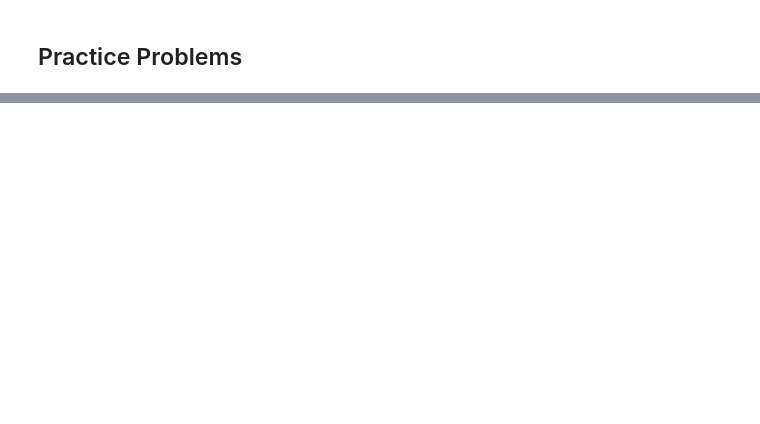
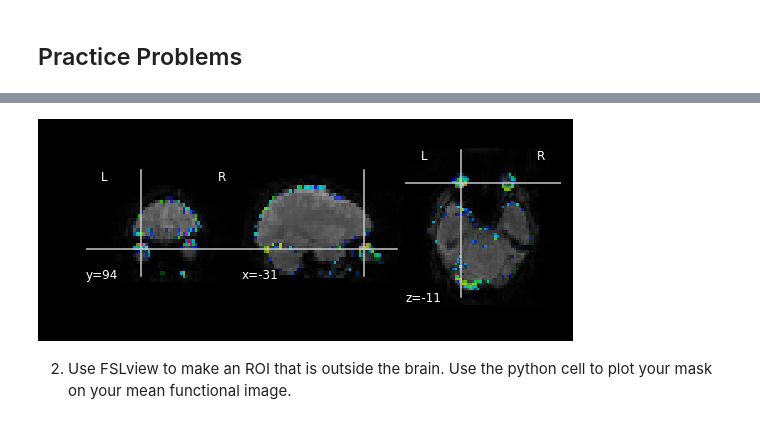
Before and after one commit to uiowa-mri-course-2018/Labs, a Jupyter notebook: 02-Lab/ImageProcessingBasics.ipynb, the cells around one changed output, grey strips where cells are left out. Saved outputs shown, nothing was run; the diff lists cells and outputs as text; code cells hidden in the pictures; blank space fills up the shorter version.

```diff
--- a/02-Lab/ImageProcessingBasics.ipynb
+++ b/02-Lab/ImageProcessingBasics.ipynb
@@ -241,0 +250,8 @@ fslmeants -i ../01-Lab/osfshare/sub-97_task-flanker_bold.nii.gz -m sub-97_task-f
+# %%
+# python code for plotting
+smask="sub-97_task-flanker_bold_std_top10.nii.gz"
+display=plotting.plot_roi(smask,fmean, display_mode="ortho")
+# %% [output]
+[figure, added]
+# %% [markdown]
+2) Use FSLview to make an ROI that is outside the brain. Use the python cell to plot your mask on your mean functional image.
```
Also changed, not shown: parts of 41 cells of this notebook.
